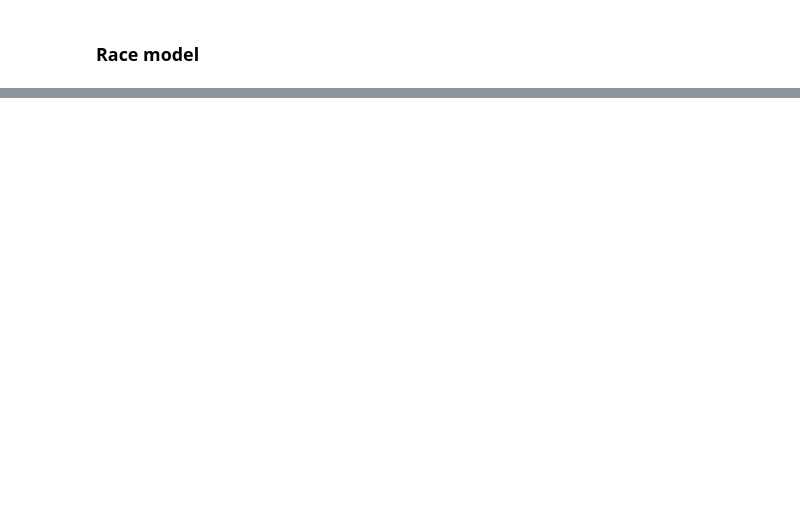
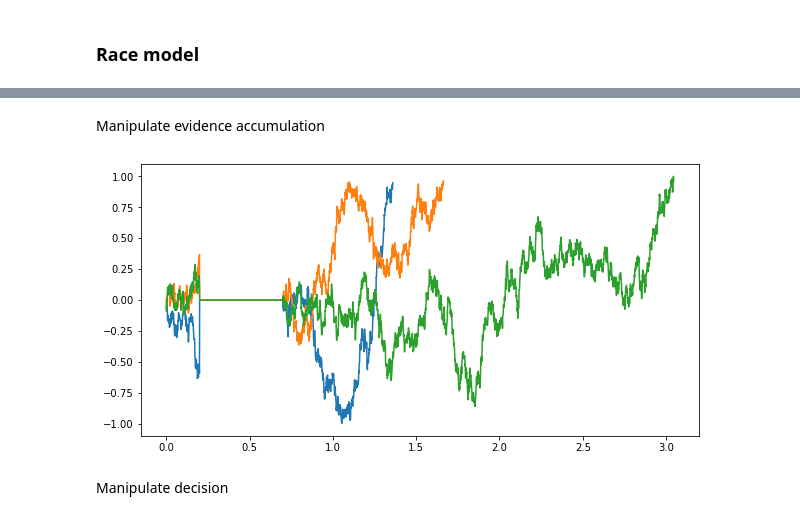
Before and after one commit to I-Pica/indp22-ddm-simulation-project, a Jupyter notebook: code/explore.ipynb, the cells around one changed output, grey strips where cells are left out. Saved outputs shown, nothing was run; the diff lists cells and outputs as text; code cells hidden in the pictures; blank space fills up the shorter version.

```diff
--- a/code/explore.ipynb
+++ b/code/explore.ipynb
@@ -126,0 +177,37 @@ plt.show()
+# %% [markdown]
+Manipulate evidence accumulation
+# %%
+# Optogentic manipulation on the integrator, here we clamp X
+
+# Define DDM parameters
+mu = 0.5 # drift
+theta = 1 # bound
+z = 0 # starting point
+sigma = 1 # noise std
+b = 0 # time varying bound
+
+# Define simulation parameters
+n_trials = 1000
+dt = .001
+T = 10
+
+# Define optogenetic parameters
+t = np.arange(0, T, dt) # simulation time
+theta = theta*np.ones((t.size,1))
+clamp_time = np.where(np.logical_and(t >= 0.2, t <= 0.7))[0] # 500 msec stimulation
+clamp_val = 0*np.ones((clamp_time.size,1))
+clamp_x = [clamp_time, clamp_val] # stimulation time, clamp value
+
+# Run simulation
+S, traj = ddm.sim_ddm(mu, theta, z, sigma, n_trials, dt, T, clamp_x)
+# %%
+# Plot a trajectory
+plt.figure(figsize=(10,5))
+plt.plot(t, traj[0,:])
+plt.plot(t, traj[1,:])
+plt.plot(t, traj[3,:])
+plt.show()
+# %% [output]
+[figure, added]
+# %% [markdown]
+Manipulate decision
```
Also changed, not shown: parts of 12 cells of this notebook.
